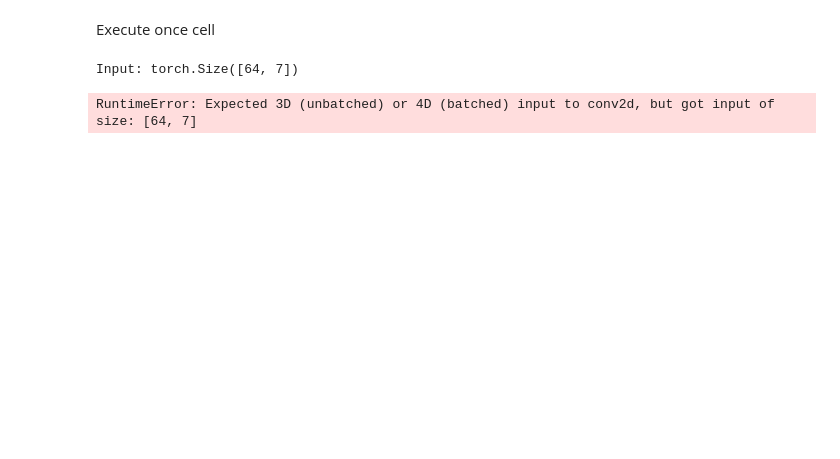
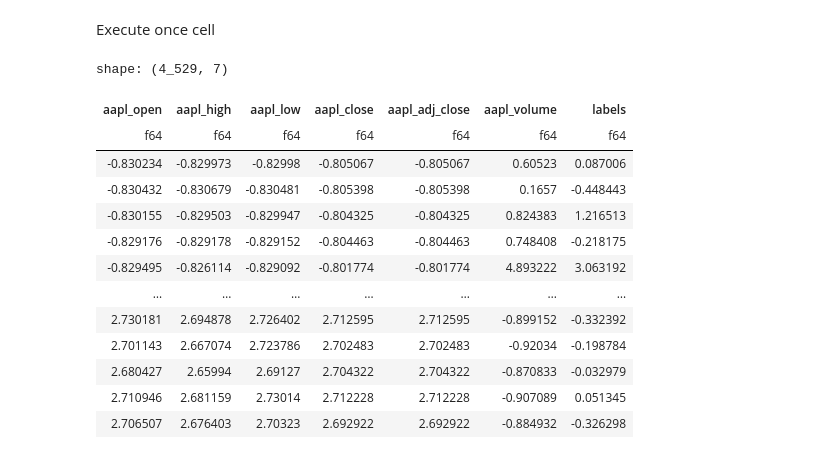
Before and after one commit to andonecatalin/ai, a Jupyter notebook: net.ipynb, the cells around one changed output. Drawn from its saved outputs; the diff is of its cells as text; code cells hidden in the pictures; blank space fills up the shorter version.

```diff
--- a/net.ipynb
+++ b/net.ipynb
@@ -36,0 +33,26 @@ train_data, test_data,trani_labels,test_labels=train_test_split(data,labels,test
+# %%
+query=net_functions.create_query(tickers[0],table_name)
+cursor,conn=net_functions.create_cursor(dbname,dbuser,dbpassword,dbport,dbhost)
+data=pl.read_database(query=query,connection=conn)
+data=data.with_columns(pl.col('aapl_adj_close').pct_change().alias('labels'))
+data= data.select((pl.all()-pl.all().mean()) / pl.all().std())
+
+data=data.drop_nulls()
+labels=data['labels']
+
+data
+# %% [output]
+shape: (4_529, 7)
+| aapl_open | aapl_high | aapl_low | aapl_close | aapl_adj_close | aapl_volume | labels |
+| f64 | f64 | f64 | f64 | f64 | f64 | f64 |
+| -0.830234 | -0.829973 | -0.82998 | -0.805067 | -0.805067 | 0.60523 | 0.087006 |
+| -0.830432 | -0.830679 | -0.830481 | -0.805398 | -0.805398 | 0.1657 | -0.448443 |
+| -0.830155 | -0.829503 | -0.829947 | -0.804325 | -0.804325 | 0.824383 | 1.216513 |
+| -0.829176 | -0.829178 | -0.829152 | -0.804463 | -0.804463 | 0.748408 | -0.218175 |
+| -0.829495 | -0.826114 | -0.829092 | -0.801774 | -0.801774 | 4.893222 | 3.063192 |
+| … | … | … | … | … | … | … |
+| 2.730181 | 2.694878 | 2.726402 | 2.712595 | 2.712595 | -0.899152 | -0.332392 |
+| 2.701143 | 2.667074 | 2.723786 | 2.702483 | 2.702483 | -0.92034 | -0.198784 |
+| 2.680427 | 2.65994 | 2.69127 | 2.704322 | 2.704322 | -0.870833 | -0.032979 |
+| 2.710946 | 2.681159 | 2.73014 | 2.712228 | 2.712228 | -0.907089 | 0.051345 |
+| 2.706507 | 2.676403 | 2.70323 | 2.692922 | 2.692922 | -0.884932 | -0.326298 |
@@ -104,22 +154,3 @@ def createTheMNISTNet(printtoggle=False):
   optimizer = torch.optim.Adam(net.parameters(),lr=.001)
 
   return net,lossfun,optimizer
-# %%
-net,lossfun,optimizer = createTheMNISTNet(True)
-
-X,y = next(iter(train_loader))
-yHat = net(X)
-
-# check sizes of model outputs and target variable
-print(' ')
-print(yHat.shape)
-print(y.shape)
-
-# now let's compute the loss
-loss = lossfun(yHat,y)
-print(' ')
-print('Loss:')
-print(loss)
-# %% [output]
-Input: torch.Size([64, 7])
-RuntimeError: Expected 3D (unbatched) or 4D (batched) input to conv2d, but got input of size: [64, 7]
```
Also changed, not shown: parts of 11 cells of this notebook, 2 other files.
